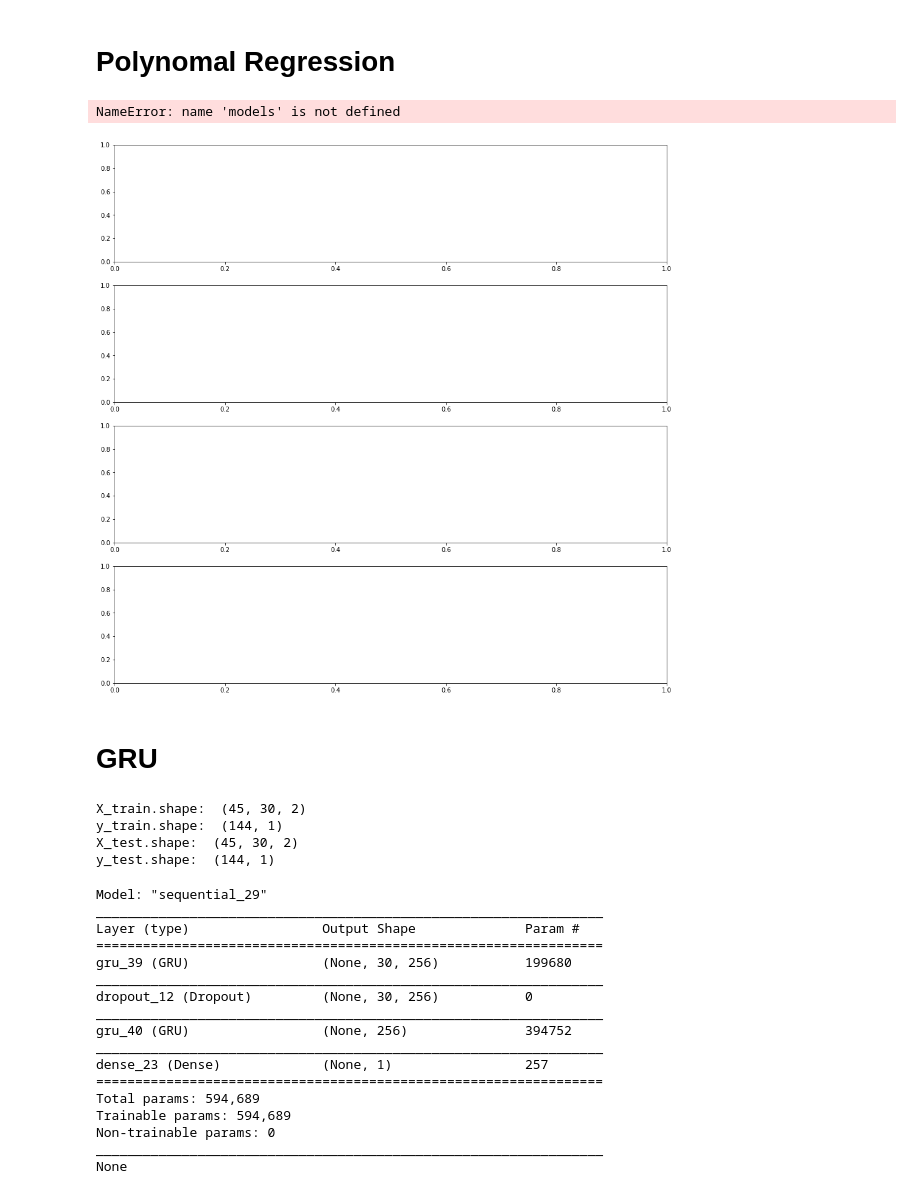
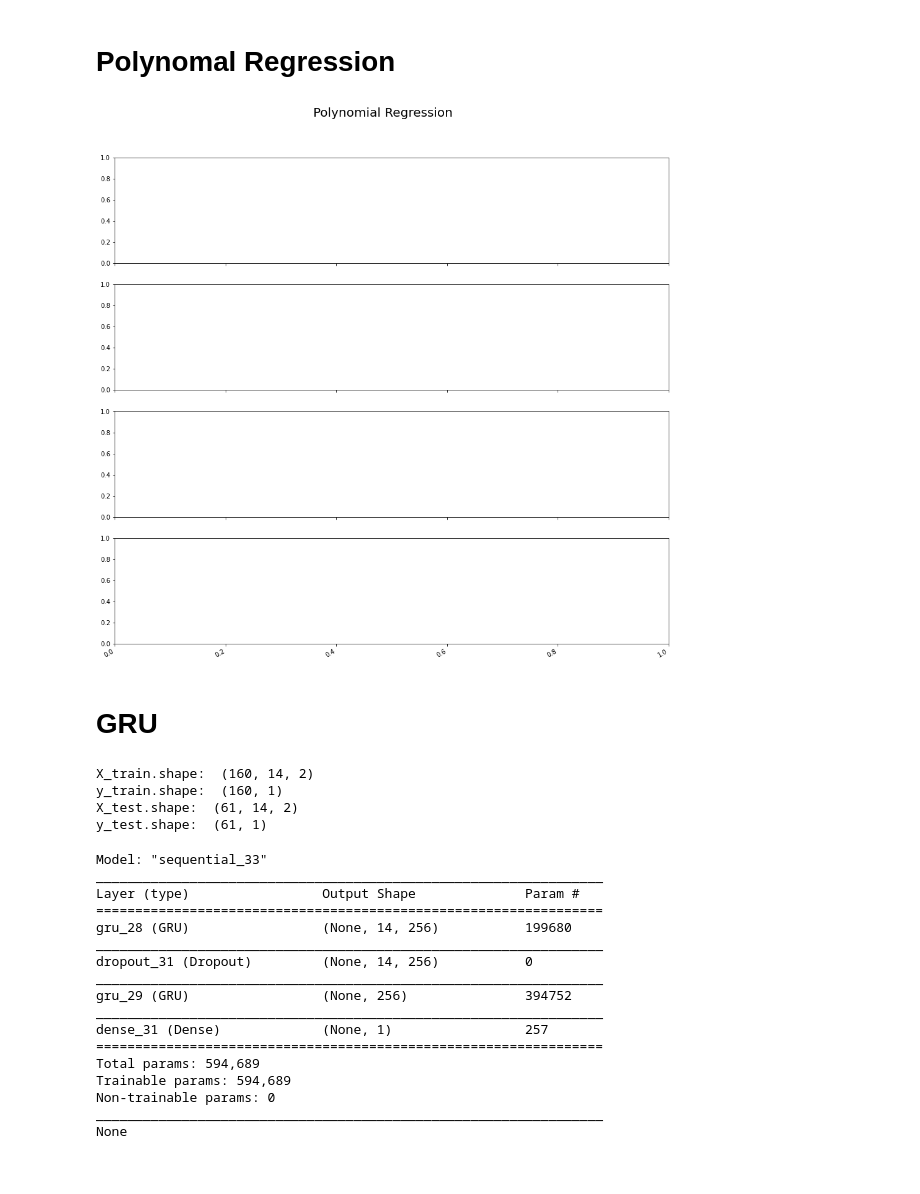
Before and after one commit to bhatiavr/cs109b-final-project-111, a Jupyter notebook: src/Raghu - cs109b-wastewater-covid-forecasting.ipynb, the cells around one changed output. Saved outputs shown, nothing was run; the diff lists cells and outputs as text; code cells hidden in the pictures.

```diff
--- a/src/Raghu - cs109b-wastewater-covid-forecasting.ipynb
+++ b/src/Raghu - cs109b-wastewater-covid-forecasting.ipynb
@@ -597,7 +597,7 @@ ax = ax.flatten()
 X = df_train[['Southern Raw', 'Northern Raw']].astype('float')
 y = df_train['Cases'].astype('float')
 
-for i, (model, degree) in enumerate(zip(models, degrees)):
+for i, (model, degree) in enumerate(zip(poly_models, degrees)):
 
     # Generate model
     X_train , model = generate_polynomial_model(X, y, degree)
@@ -609,35 +609,34 @@ for i, (model, degree) in enumerate(zip(models, degrees)):
     X_test = generate_poly_features(df_test[['Southern Raw', 'Northern Raw']].astype('float'), degree)
 
     # Generate predictions
     train_preds = model.get_prediction(X_train).summary_frame()
     test_preds = model.get_prediction(X_test).summary_frame()
 
     ax[i].plot(df_train['Date'], train_y, 'b', linewidth = 1,  label="Training")
     ax[i].plot(df_test['Date'], test_y, 'g', linewidth = 1,  label="Test")
     ax[i].plot(df_train['Date'], train_preds['mean'], '--r', linewidth = 1)
     ax[i].plot(df_test['Date'], test_preds['mean'], '--r', linewidth = 1,  label="Predictions")
 
     # CI for the predection at each x value, i.e. the line itself
     ax[i].fill_between(df_train['Date'], train_preds['mean_ci_lower'],
                     train_preds['mean_ci_upper'], color='b', alpha=.2)
 
     ax[i].fill_between(df_test['Date'], test_preds['mean_ci_lower'],
                     test_preds['mean_ci_upper'], color='b', alpha=.2)
 
     ax[i].grid(True)
     ax[i].legend()
     ax[i].xaxis.set_major_formatter(mdates.DateFormatter('%Y-%m-%d'))
     ax[i].set_title(f'Degree: {degree}', fontsize=14)
     ax[i].set_ylabel(f'Daily Cases', fontsize = 18)
     ax[i].set_xlabel('Date', fontsize = 18)
 
 
 fig.autofmt_xdate()
 fig.suptitle('Polynomial Regression', fontsize=20, y=0.95)
 fig.show()
 # %% [output]
-NameError: name 'models' is not defined
-[figure, old version]
+[figure, new version]
 # %% [markdown]
 # GRU
 # %%
@@ -662,26 +661,27 @@ train_x_norm = input_scaler.transform(X_train)
 test_y_norm = output_scaler.transform(np.array(y_test).reshape(-1, 1))
 test_x_norm = input_scaler.transform(X_test)
 # %%
-# GRU expects a 3D input
-def cponvert_dataset_3d (X, y, time_steps = 1):
-    Xs, ys = [], []
+# GRUs and LSTMs expect a 3D input
+
+def convert_dataset_3d (X, y, time_steps=1):
+    X_values, y_values = [], []
     for i in range(len(X) - time_steps):
-        v = X[i: i+time_steps, :]
-        Xs.append(v)
-        ys.append(y[i+time_steps])
-    return np.array(Xs), np.array(ys)
+        X_values.append(X[i: i+time_steps, :])
+        y_values.append(y[i+time_steps])
+    return np.array(X_values), np.array(y_values)
 
-TIME_STEPS = 30
+TIME_STEPS = 14
 
-X_test, y_test = cponvert_dataset_3d(test_x_norm, test_y_norm, TIME_STEPS)
-X_train, y_train = cponvert_dataset_3d(train_x_norm, train_y_norm, TIME_STEPS)
+X_train, y_train = convert_dataset_3d(train_x_norm, train_y_norm, TIME_STEPS)
+X_test, y_test = convert_dataset_3d(test_x_norm, test_y_norm, TIME_STEPS)
 
-print('X_train.shape: ', X_test.shape)
+
+print('X_train.shape: ', X_train.shape)
 print('y_train.shape: ', y_train.shape)
 print('X_test.shape: ', X_test.shape)
-print('y_test.shape: ', y_train.shape)
+print('y_test.shape: ', y_test.shape)
 # %% [output]
-X_train.shape:  (45, 30, 2)
-y_train.shape:  (144, 1)
-X_test.shape:  (45, 30, 2)
-y_test.shape:  (144, 1)
+X_train.shape:  (160, 14, 2)
+y_train.shape:  (160, 1)
+X_test.shape:  (61, 14, 2)
+y_test.shape:  (61, 1)
@@ -688,36 +697,27 @@ y_test.shape:  (144, 1)
 # %%
-n_units = 256
-drop_rate = .2
-batch_size = 32
-epochs = 50
-validation_split = 0.2
-verbose = 1
-
-early_stop = tf.keras.callbacks.EarlyStopping(monitor = 'val_loss', patience = 10)
-
-# Define Model
-model = Sequential()
-model.add(GRU(n_units, return_sequences = True, input_shape = [X_train.shape[1], X_train.shape[2]]))
-model.add(tf.keras.layers.Dropout(drop_rate))
-model.add(GRU(n_units))
-model.add(Dense(1, activation='linear'))
+# Define GRU Model
+model_gru = Sequential()
+model_gru.add(GRU(n_units, return_sequences = True, input_shape = [X_train.shape[1], X_train.shape[2]]))
+model_gru.add(tf.keras.layers.Dropout(drop_rate))
+model_gru.add(GRU(n_units))
+model_gru.add(Dense(1, activation='linear'))
 
 # Compile model
-model.compile(optimizer='adam', loss='mse')
+model_gru.compile(optimizer='adam', loss='mse')
 
-print(model.summary())
+print(model_gru.summary())
 # %% [output]
-Model: "sequential_29"
+Model: "sequential_33"
 _________________________________________________________________
 Layer (type)                 Output Shape              Param #
 =================================================================
-gru_39 (GRU)                 (None, 30, 256)           199680
+gru_28 (GRU)                 (None, 14, 256)           199680
 _________________________________________________________________
-dropout_12 (Dropout)         (None, 30, 256)           0
+dropout_31 (Dropout)         (None, 14, 256)           0
 _________________________________________________________________
-gru_40 (GRU)                 (None, 256)               394752
+gru_29 (GRU)                 (None, 256)               394752
 _________________________________________________________________
-dense_23 (Dense)             (None, 1)                 257
+dense_31 (Dense)             (None, 1)                 257
 =================================================================
 Total params: 594,689
 Trainable params: 594,689
```
Also changed, not shown: parts of 11 cells of this notebook.
